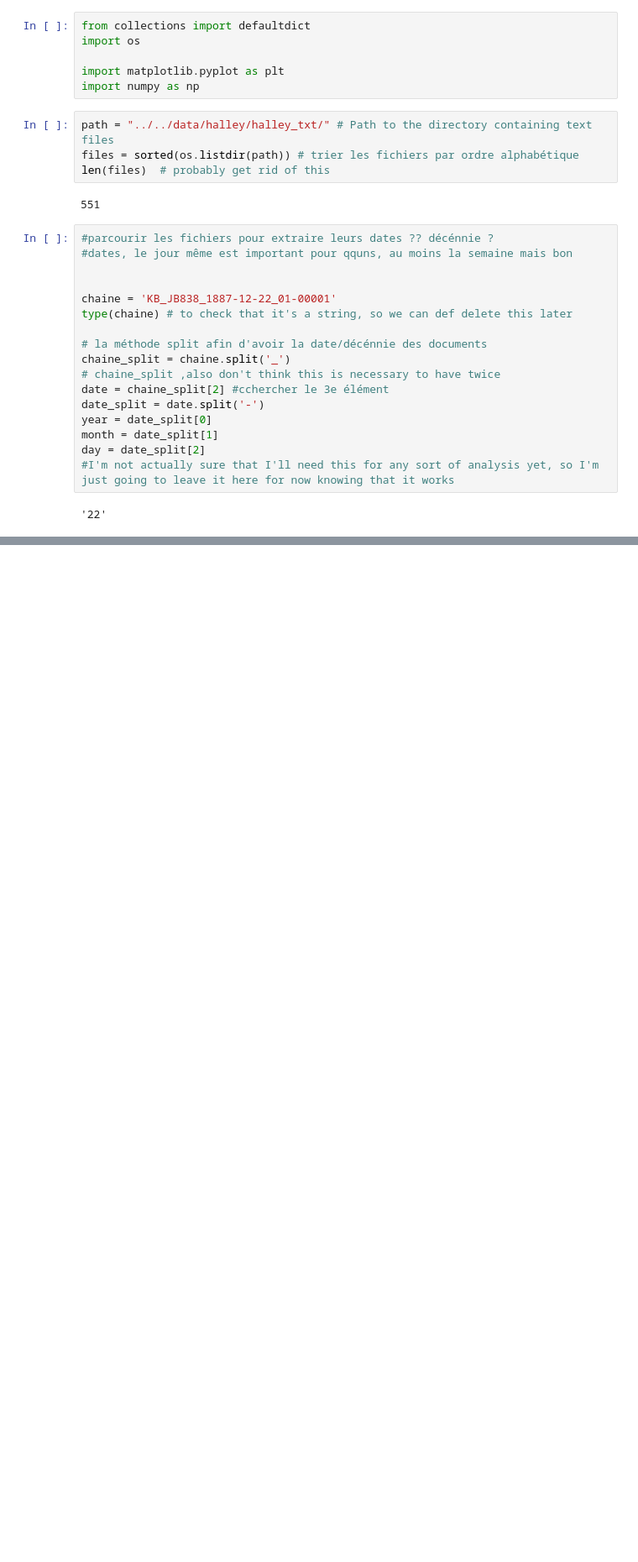
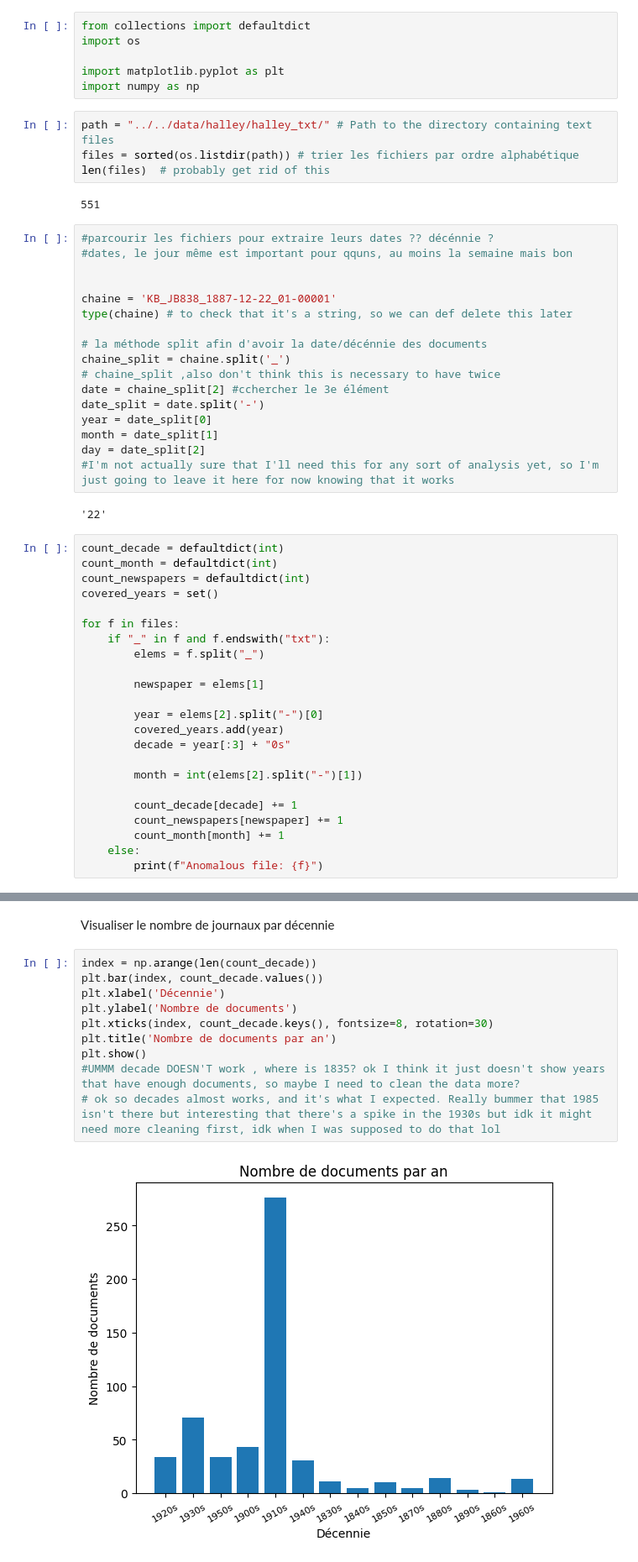
Before and after one commit to CasiaLogan/tac, a Jupyter notebook: tps/tp4/preparer_halley.ipynb, the cells around one changed output, grey strips where cells are left out. Shown at 84% size. Drawn from its saved outputs; the diff is of its cells as text; blank space fills up the shorter version.

```diff
--- a/tps/tp4/preparer_halley.ipynb
+++ b/tps/tp4/preparer_halley.ipynb
@@ -31,3 +31,26 @@ day = date_split[2]
 #I'm not actually sure that I'll need this for any sort of analysis yet, so I'm just going to leave it here for now knowing that it works
 # %% [output]
 '22'
+# %%
+count_decade = defaultdict(int)
+count_month = defaultdict(int)
+count_newspapers = defaultdict(int)
+covered_years = set()
+
+for f in files:
+    if "_" in f and f.endswith("txt"):
+        elems = f.split("_")
+
+        newspaper = elems[1]
+
+        year = elems[2].split("-")[0]
+        covered_years.add(year)
+        decade = year[:3] + "0s"
+
+        month = int(elems[2].split("-")[1])
+
+        count_decade[decade] += 1
+        count_newspapers[newspaper] += 1
+        count_month[month] += 1
+    else:
+        print(f"Anomalous file: {f}")
@@ -33,0 +67,14 @@ day = date_split[2]
+# %% [markdown]
+Visualiser le nombre de journaux par décennie
+# %%
+index = np.arange(len(count_decade))
+plt.bar(index, count_decade.values())
+plt.xlabel('Décennie')
+plt.ylabel('Nombre de documents')
+plt.xticks(index, count_decade.keys(), fontsize=8, rotation=30)
+plt.title('Nombre de documents par an')
+plt.show()
+#UMMM decade DOESN'T work , where is 1835? ok I think it just doesn't show years that have enough documents, so maybe I need to clean the data more?
+# ok so decades almost works, and it's what I expected. Really bummer that 1985 isn't there but interesting that there's a spike in the 1930s but idk it might need more cleaning first, idk when I was supposed to do that lol
+# %% [output]
+[figure, added]
```
Also changed, not shown: parts of 5 cells of this notebook, 1 other file.
